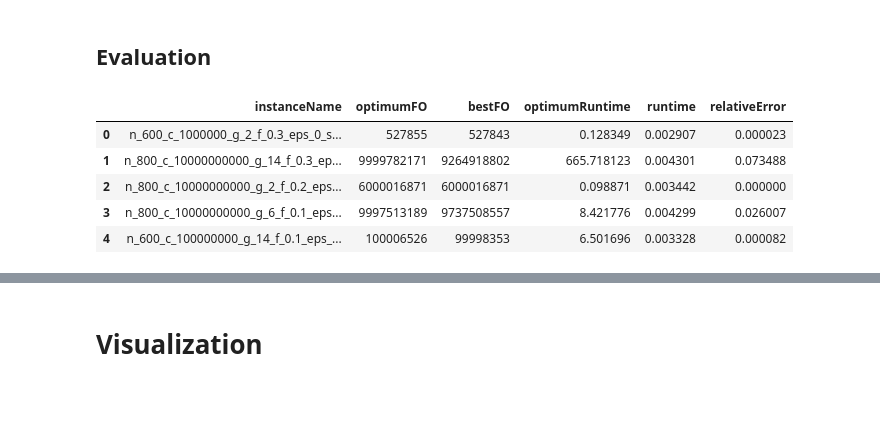
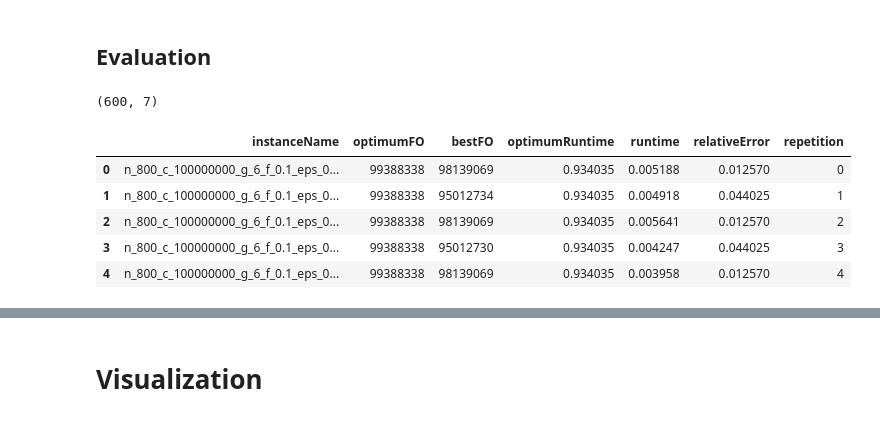
Before and after one commit to cainafigueiredo/hyper-heuristics, a Jupyter notebook: experiments/main.ipynb, the cells around one changed output, grey strips where cells are left out. Cells and saved outputs as stored; diff of their text form; code cells hidden in the pictures.

```diff
--- a/experiments/main.ipynb
+++ b/experiments/main.ipynb
@@ -242,12 +242,14 @@ for instanceName in test:
         ])
 # %%
 testSummary = pd.DataFrame(data = values, columns = columns)
-testSummary = testSummary
+testSummary = testSummary[:600]
+print(testSummary.shape)
 testSummary.head()
 # %% [output]
+(600, 7)
-|  | instanceName | optimumFO | bestFO | optimumRuntime | runtime | relativeError |
-| 0 | n_600_c_1000000_g_2_f_0.3_eps_0_s... | 527855 | 527843 | 0.128349 | 0.002907 | 0.000023 |
-| 1 | n_800_c_10000000000_g_14_f_0.3_ep... | 9999782171 | 9264918802 | 665.718123 | 0.004301 | 0.073488 |
-| 2 | n_800_c_10000000000_g_2_f_0.2_eps... | 6000016871 | 6000016871 | 0.098871 | 0.003442 | 0.000000 |
-| 3 | n_800_c_10000000000_g_6_f_0.1_eps... | 9997513189 | 9737508557 | 8.421776 | 0.004299 | 0.026007 |
-| 4 | n_600_c_100000000_g_14_f_0.1_eps_... | 100006526 | 99998353 | 6.501696 | 0.003328 | 0.000082 |
+|  | instanceName | optimumFO | bestFO | optimumRuntime | runtime | relativeError | repetition |
+| 0 | n_800_c_100000000_g_6_f_0.1_eps_0... | 99388338 | 98139069 | 0.934035 | 0.005188 | 0.012570 | 0 |
+| 1 | n_800_c_100000000_g_6_f_0.1_eps_0... | 99388338 | 95012734 | 0.934035 | 0.004918 | 0.044025 | 1 |
+| 2 | n_800_c_100000000_g_6_f_0.1_eps_0... | 99388338 | 98139069 | 0.934035 | 0.005641 | 0.012570 | 2 |
+| 3 | n_800_c_100000000_g_6_f_0.1_eps_0... | 99388338 | 95012730 | 0.934035 | 0.004247 | 0.044025 | 3 |
+| 4 | n_800_c_100000000_g_6_f_0.1_eps_0... | 99388338 | 98139069 | 0.934035 | 0.003958 | 0.012570 | 4 |
```
Also changed, not shown: parts of 1 cell of this notebook.
